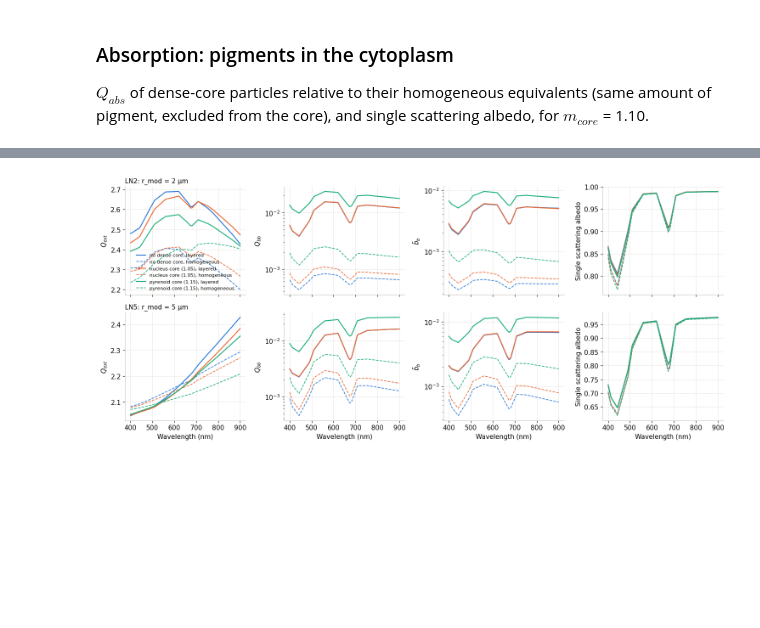
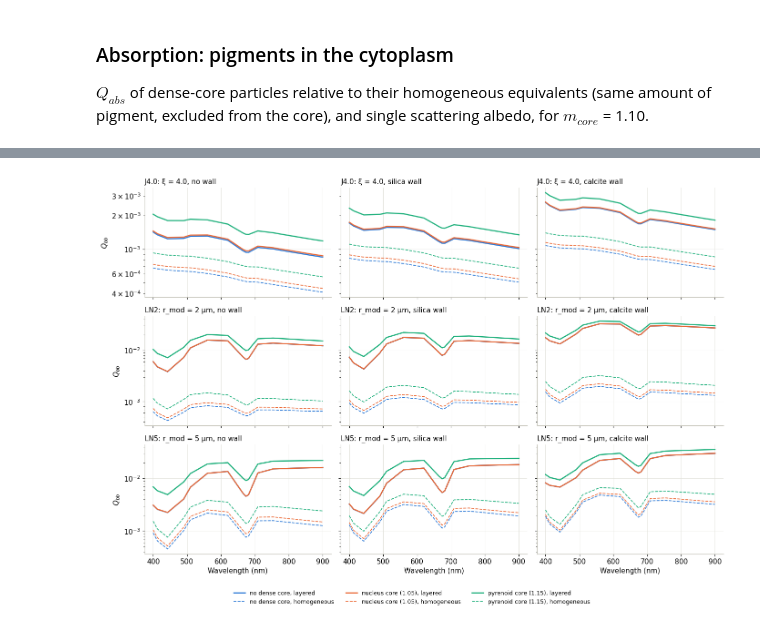
Before and after one commit to Tristanovsk/mopsmap_tbx, a Jupyter notebook: notebook/sensitivity_core_particles.ipynb, the cells around one changed output, grey strips where cells are left out. Saved outputs shown, nothing was run; the diff lists cells and outputs as text; code cells hidden in the pictures; blank space fills up the shorter version.

```diff
--- a/notebook/sensitivity_core_particles.ipynb
+++ b/notebook/sensitivity_core_particles.ipynb
@@ -279,13 +295,13 @@ def multilayer_case(frac, m_layers, wl_w, r, mu, weights):
 
 structures = ['layered', 'homogeneous']
 keys2 = [(s, a, mc, fc) for s in structures for a in absorptions for mc in m_cores for fc in f_cs]
-keys3 = [(s, a, o) for s in structures for a in absorptions for o in organelles]
+keys3 = [(s, a, o, w) for s in structures for a in absorptions for o in organelles for w in walls]
 tasks = []
 for key in keys2:
     frac, m = two_layer(key[2], key[3], key[1], key[0])
     tasks += [multilayer_case(frac, m[iw], wl_w[iw], r, mu, weights) for iw in range(len(wl))]
 for key in keys3:
-    frac, m = three_layer(key[2], key[1], key[0])
+    frac, m = cell(key[2], key[3], key[1], key[0])
     tasks += [multilayer_case(frac, m[iw], wl_w[iw], r, mu, weights) for iw in range(len(wl))]
 print(len(keys2) + len(keys3), 'particle models,', len(tasks), 'tasks')
 t0 = time.perf_counter()
@@ -324,7 +340,8 @@ ds2 = gather(res[:n2], (len(structures), len(absorptions), len(m_cores), len(f_c
              ('structure', 'absorption', 'm_core', 'f_c'),
              dict(structure=structures, absorption=absorptions, m_core=m_cores, f_c=f_cs))
 ds2 = ds2.assign_coords(m_eq=(('m_core', 'f_c'), np.outer(m_cores, f_cs) + (1 - np.array(f_cs)) * m_cyt))
-ds3 = gather(res[n2:], (len(structures), len(absorptions), len(organelles)), ('structure', 'absorption', 'organelle'),
-             dict(structure=structures, absorption=absorptions, organelle=list(organelles)))
+ds3 = gather(res[n2:], (len(structures), len(absorptions), len(organelles), len(walls)),
+             ('structure', 'absorption', 'organelle', 'wall'),
+             dict(structure=structures, absorption=absorptions, organelle=list(organelles), wall=list(walls)))
 ds2
 # %% [output]
@@ -416,7 +436,7 @@ colors = dict(zip([1.06, 1.10, 1.20], CAT))
 fig, axs = plt.subplots(1, len(psds), figsize=(14, 3.8), sharex=True)
 for ax, p in zip(axs, psds):
     for mc, c in colors.items():
-        d = ds2.sel(absorption='none', psd=p, f_c=0.10, m_core=mc)
+        d = ds2.sel(absorption='none', psd=p, f_c=0.05, m_core=mc)
         ax.plot(wl, d.Qbb.sel(structure='layered'), color=c, label=f'$m_{{core}}$ = {mc:.2f}, dense core')
         ax.plot(wl, d.Qbb.sel(structure='homogeneous'), '--', color=c, lw=1.2, label=f'$m_{{core}}$ = {mc:.2f}, homogeneous')
     ax.set_yscale('log')
@@ -435,7 +455,7 @@ Dense-core particles with $f_c$ = 0.10 (solid) and their homogeneous equivalents
 panels = [('a1', '$a_1$'), ('dolp', '$-b_1/a_1$'), ('a3', '$a_3/a_1$'), ('b2', '$b_2/a_1$')]
 fig, axs = plt.subplots(2, 4, figsize=(15, 6.5), sharex=True)
 for i, p in enumerate(['J4.0', 'LN2']):
-    s = ds2.sel(absorption='none', wl=560, psd=p, f_c=0.10)
+    s = ds2.sel(absorption='none', wl=560, psd=p, f_c=0.05)
     for mc, c in zip([1.06, 1.20], CAT):
         for st, ls in [('layered', '-'), ('homogeneous', '--')]:
             d = s.sel(m_core=mc, structure=st)
@@ -488,21 +509,20 @@ pyrenoid-like core (10 % of the volume), compared with the same cell without a d
 # %%
-panels = [('Qext', '$Q_{ext}$'), ('Qbb', '$Q_{bb}$'), ('bb_ratio', '$\\tilde{b}_b$'), ('ssa', 'Single scattering albedo')]
 labels = {'none': 'no dense core', 'nucleus': 'nucleus core (1.05)', 'pyrenoid': 'pyrenoid core (1.15)'}
-fig, axs = plt.subplots(2, 4, figsize=(15, 6.5), sharex=True)
-for i, p in enumerate(['LN2', 'LN5']):
-    for org, c in zip(organelles, CAT):
-        d = ds3.sel(absorption='pigment', psd=p, organelle=org)
-        for st, ls in [('layered', '-'), ('homogeneous', '--')]:
-            for j, (v, label) in enumerate(panels):
-                axs[i, j].plot(wl, d[v].sel(structure=st), ls=ls, color=c, lw=1.6 if ls == '-' else 1.2,
-                               label=f'{labels[org]}, {st}')
-                axs[i, j].set_ylabel(label)
-    axs[i, 1].set_yscale('log')
-    axs[i, 2].set_yscale('log')
-    axs[i, 0].set_title(f'{p}: {psd_def[p][1]}', loc='left')
-for ax in axs[1]:
+psds = ['J4.0', 'LN2', 'LN5']
+fig, axs = plt.subplots(len(psds), len(walls), figsize=(14, 3.2 * len(psds)), sharex=True, sharey='row')
+for i, p in enumerate(psds):
+    for j, wall in enumerate(walls):
+        ax = axs[i, j]
+        for org, c in zip(organelles, CAT):
+            d = ds3.sel(absorption='pigment', psd=p, organelle=org, wall=wall)
+            ax.plot(wl, d.Qbb.sel(structure='layered'), color=c, label=f'{labels[org]}, layered')
+            ax.plot(wl, d.Qbb.sel(structure='homogeneous'), '--', color=c, lw=1.2, label=f'{labels[org]}, homogeneous')
+        ax.set_yscale('log')
+        ax.set_title(f'{p}: {psd_def[p][1]}, ' + ('no wall' if wall == 'none' else f'{wall} wall'), loc='left')
+    axs[i, 0].set_ylabel('$Q_{bb}$')
+for ax in axs[-1]:
     ax.set_xlabel('Wavelength (nm)')
-axs[0, 0].legend(frameon=False, fontsize=8)
-plt.tight_layout()
+fig.legend(*axs[0, 0].get_legend_handles_labels(), loc='lower center', ncol=3, frameon=False, fontsize=9)
+plt.tight_layout(rect=(0, 0.06, 1, 1))
 # %% [output]
-[figure, old version]
+[figure, new version]
```
Also changed, not shown: parts of 24 cells of this notebook, 1 other file.
